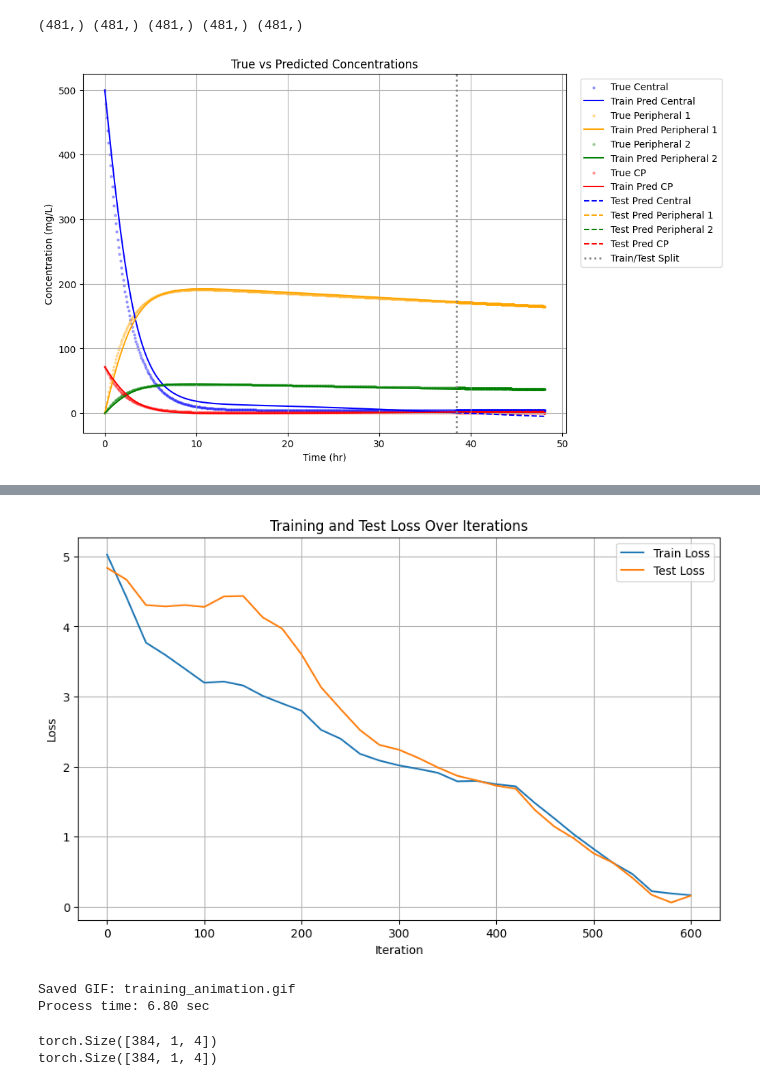
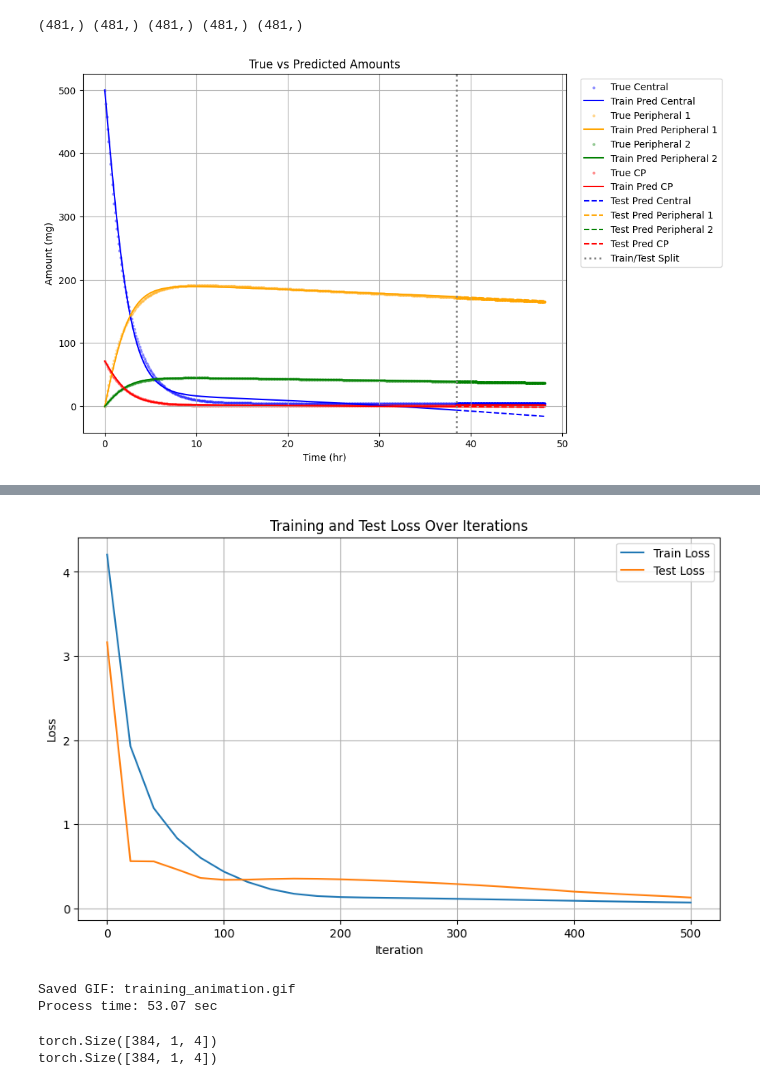
Before and after one commit to VNSwtHuo/MAT292_ODE_Project, a Jupyter notebook: models/NeuralODE/neural_ode.ipynb, the cells around one changed output, grey strips where cells are left out. Cells and saved outputs as stored; diff of their text form; code cells hidden in the pictures.

```diff
--- a/models/NeuralODE/neural_ode.ipynb
+++ b/models/NeuralODE/neural_ode.ipynb
@@ -94,7 +94,7 @@ class ODEFunc(nn.Module):
 	def __init__(self):
 		super().__init__()
 		self.net = nn.Sequential(nn.Linear(4, 20),
-											nn.Tanh(),
+										nn.Tanh(),
 										nn.Linear(20, 4))
 		for m in self.net.modules():
 			if isinstance(m, nn.Linear):
@@ -104,7 +104,7 @@ class ODEFunc(nn.Module):
 	def forward(self, t, y):
 		output = self.net(y)
 
-		damping = -0.02 * y # damping to ensure stability
+		damping = -0.03 * y # damping to ensure stability
 		output = output + damping
 
 		return output
@@ -113,7 +113,7 @@ class ODEFunc(nn.Module):
 # %%
 # Load simulation data
 data = pd.read_csv('/Users/vanessahuo/Documents/GitHub/MAT292_ODE_Project/FINAL_mrgsolve_simulation.csv')
-data = pd.read_csv('/Users/vanessahuo/Documents/GitHub/MAT292_ODE_Project/models/NeuralODE/72_mrgsolve_simulation.csv')
+data = pd.read_csv('../FINAL_mrgsolve_simulation.csv')
 
 # Convert data to numpy arrays
 t_np = data['time'].values.astype(np.float32)
@@ -284,8 +251,8 @@ def visualize(data_dict, pred_all):
 		plt.axvline(t[split_idx], color='gray', linestyle=':', linewidth=2, label="Train/Test Split")
 
 	plt.xlabel('Time (hr)')
-	plt.ylabel('Concentration (mg/L)')
-	plt.title(f'True vs Predicted Concentrations')
+	plt.ylabel('Amount (mg)')
+	plt.title(f'True vs Predicted Amounts')
 	plt.legend(bbox_to_anchor=(1.02, 1), loc='upper left')
 	plt.grid(True)
 	plt.show()
@@ -307,9 +274,7 @@ def plot_loss(train_loss, test_loss=None, niters=400, log_every=20):
 	plt.grid(True)
 	plt.show()
 # %%
-#Original
-
-def train_NODE(data_dict, solver, niters=400, lr=1e-3, batch_size=1, method='dopri8', gif=False):
+def train_NODE(data_dict, solver, niters=400, lr=1e-3, batch_size=1, gif=False):
 	func = ODEFunc()
 	optimizer = optim.Adam(func.parameters(), lr=lr, weight_decay = 1e-4)
 	train_loss_history = []
@@ -336,22 +301,21 @@ def train_NODE(data_dict, solver, niters=400, lr=1e-3, batch_size=1, method='dop
 	# --- main training loop ---
 	for iter in range(niters + 1):
 		optimizer.zero_grad()
-		batch_c0, batch_t, batch_c = get_batch(train_C, train_t, 20, batch_size)
+		batch_c0, batch_t, batch_c = get_batch(train_C, train_t, batch_time, batch_size)
 
-		#pred_C = odeint(func, batch_c0, batch_t, rtol=1e-7, atol=1e-9, method=method)
 		pred_C = solver(func, batch_c0, batch_t)
 
 		# Batch loss
-		loss = torch.sqrt(torch.mean((pred_C - batch_c) ** 2)) # Compute using RMSE loss
+		loss = torch.sqrt(criterion(pred_C, batch_c)) # Compute using RMSE loss
+		# loss = criterion(pred_C, batch_c) # Compute using MSE loss
 		loss.backward()
 		optimizer.step()
 		if iter % 20 == 0 or iter == niters:
 			with torch.no_grad():
-				#pred_train = odeint(func, C_0, train_t, rtol=1e-7, atol=1e-9, method=method)
 				pred_train = solver(func, C_0, train_t)
 
-				train_loss = torch.sqrt(criterion(pred_train, train_C))
-				# train_loss = criterion(pred_train, train_C)
+				train_loss = torch.sqrt(criterion(pred_train, train_C)) # Compute using RMSE loss
+				# train_loss = criterion(pred_train, train_C) # Compute using MSE loss
 
 				train_loss_history.append(train_loss.item())
 				# Move test evaluation to a separate block or keep it strictly for logging
@@ -359,9 +323,8 @@ def train_NODE(data_dict, solver, niters=400, lr=1e-3, batch_size=1, method='dop
 					test_start_state = pred_train[-1]
 					pred_test = solver(func, test_start_state, test_t)
 
-					test_loss = torch.sqrt(criterion(pred_test, test_C))
-					# test_loss = criterion(pred_test, test_C)
-
+					test_loss = torch.sqrt(criterion(pred_test, test_C))  # Compute using RMSE loss
+					# test_loss = criterion(pred_test, test_C) # Compute using MSE loss
 					test_loss_history.append(test_loss.item())
 				else:
 					test_loss = None
@@ -488,19 +362,6 @@ def train_NODE(data_dict, solver, niters=400, lr=1e-3, batch_size=1, method='dop
 # %%
-'''
-Method options for torchdiffeq.odeint:
-	dopri5: Runge-Kutta of order 5 of Dormand-Prince-Shampine [default].
-	dopri8 Runge-Kutta of order 8 of Dormand-Prince-Shampine.
-	adaptive_heun: Runge-Kutta of order 2.
-	euler: Euler method.
-	midpoint: Midpoint method.
-	rk4: Fourth-order Runge-Kutta with 3/8 rule.
-	explicit_adams: Explicit Adams-Bashforth.
-	implicit_adams: Implicit Adams-Bashforth-Moulton.
-'''
-# method = ['dopri5', 'dopri8', 'adaptive_heun', 'euler', 'midpoint', 'rk4', 'explicit_adams', 'implicit_adams']
-
 # Solve using Euler method
 data_dict = data_processing(t_np, C1_np, C2_np, C3_np, C4_np, ratio=0.8, split=True)
-pred_train_C, pred_test_C, func = train_NODE(data_dict, rk4_solver, niters = 600, lr=5e-4, batch_size=1, method='dopri5', gif=True)
+pred_train_C, pred_test_C, func = train_NODE(data_dict, improved_euler_solver, niters = 500, lr=1e-3, batch_size=1, gif=True)
 # %% [output]
-[figure, old version]
+[figure, new version]
@@ -508,6 +369,6 @@ Final Train Loss 0.164208 | Test Loss: 0.156665
-[figure, old version]
+[figure, new version]
 Saved GIF: training_animation.gif
-Process time: 6.80 sec
+Process time: 53.07 sec
 # %%
 # # Solve using Improved Euler method
 # pred_train_C, pred_test_C, func = train_NODE(data_dict, improved_euler_solver, niters = 600, lr=5e-4, batch_size=1, method='dopri5', gif=True)
```
Also changed, not shown: parts of 17 cells of this notebook, 48 other files.
